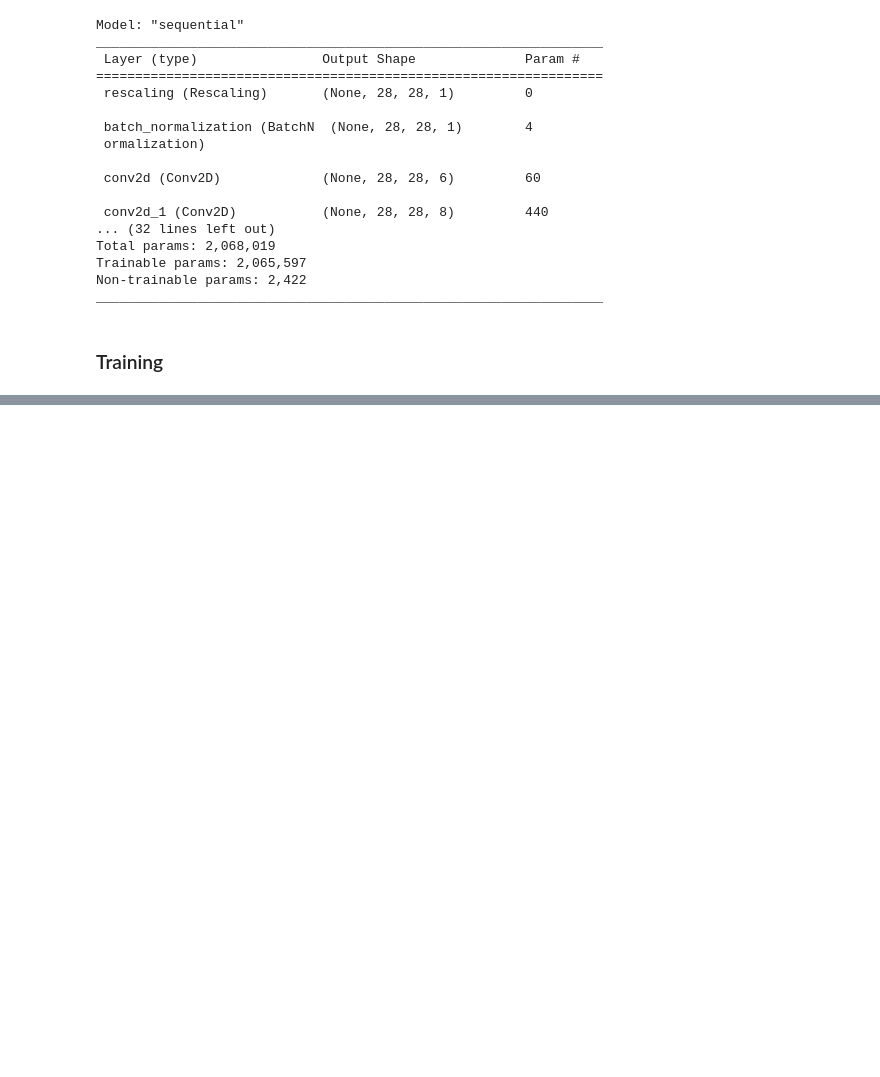
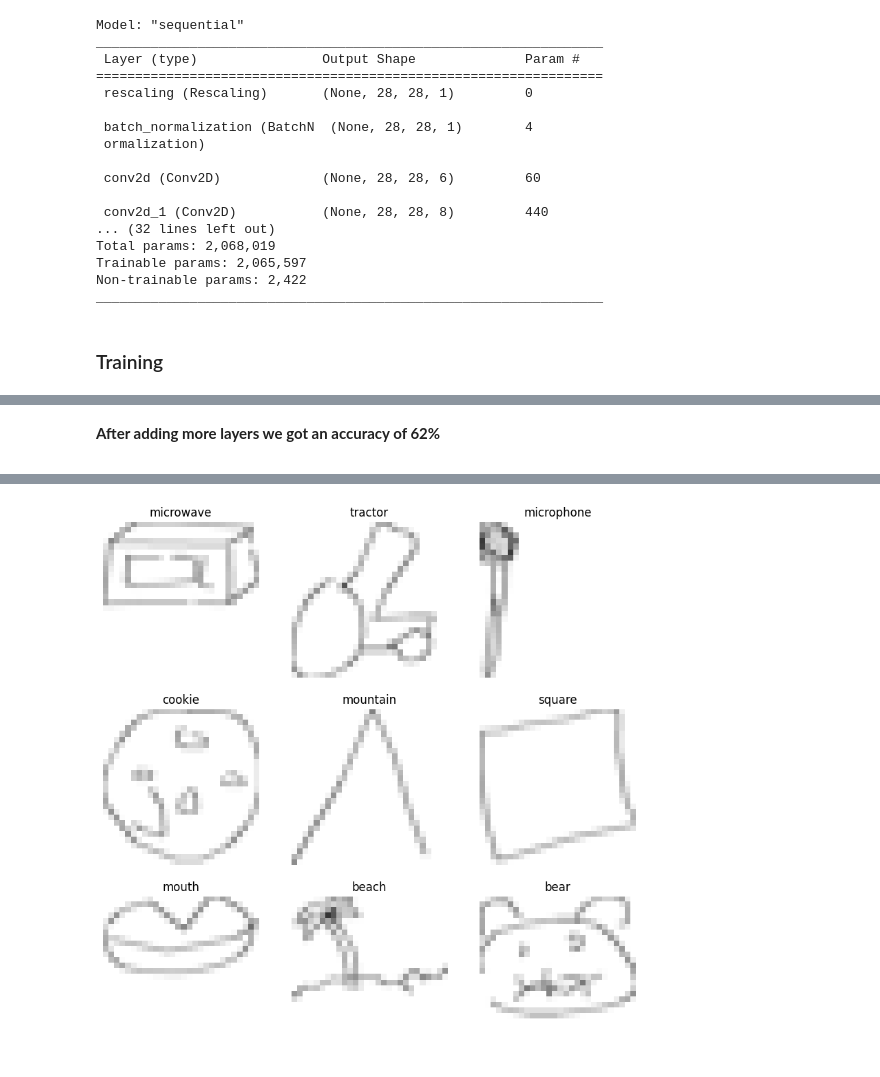
Before and after one commit to Aghead-B/AAI-Digital-Life-Project, a Jupyter notebook: sketch_recognition/draw_classification_cnn.ipynb, the cells around one changed output, grey strips where cells are left out. Drawn from its saved outputs; the diff is of its cells as text; code cells hidden in the pictures; blank space fills up the shorter version.

```diff
--- a/sketch_recognition/draw_classification_cnn.ipynb
+++ b/sketch_recognition/draw_classification_cnn.ipynb
@@ -167,5 +164,5 @@ We will train the convolutional neural network for 3 epochs using the Quick, Dra
 # %%
-epochs = 3
+epochs = 10
 
 logdir = os.path.join("logs", datetime.datetime.now().strftime("%Y%m%d-%H%M%S"))
 tensorboard_callback = TensorBoard(logdir, histogram_freq=1)
@@ -249,0 +376,21 @@ Prediction:  spider
+# %% [markdown]
+<b>
+
+After adding more layers we got an accuracy of 62%
+# %%
+# Load model_20230506-200636
+model = tf.keras.models.load_model('./models/model_20230506-200636')
+# %%
+# plot 9 drawings from the validation set and its prediction from the model
+plt.figure(figsize=(10, 10))
+for images, labels in val_ds.take(1):
+    for i in range(9):
+        ax = plt.subplot(3, 3, i + 1)
+        data = images[i].numpy().astype("uint8")
+        plt.imshow(data, cmap='gray', vmin=0, vmax=255)
+        plt.title(train_ds.class_names[labels[i]])
+        plt.axis("off")
+
+        prediction = model.predict(images[i:i+1])
+        print("Prediction: ", train_ds.class_names[tf.argmax(prediction[0])])
+# %% [output]
@@ -249,0 +415 @@ Prediction:  spider
+[figure, added]
```
Also changed, not shown: parts of 22 cells of this notebook.
